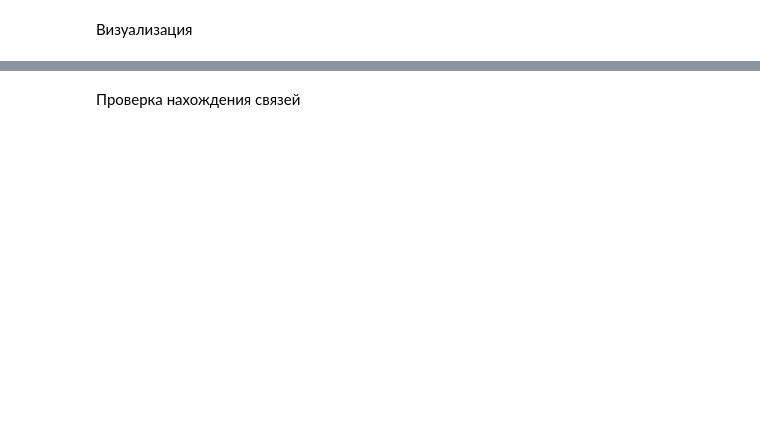
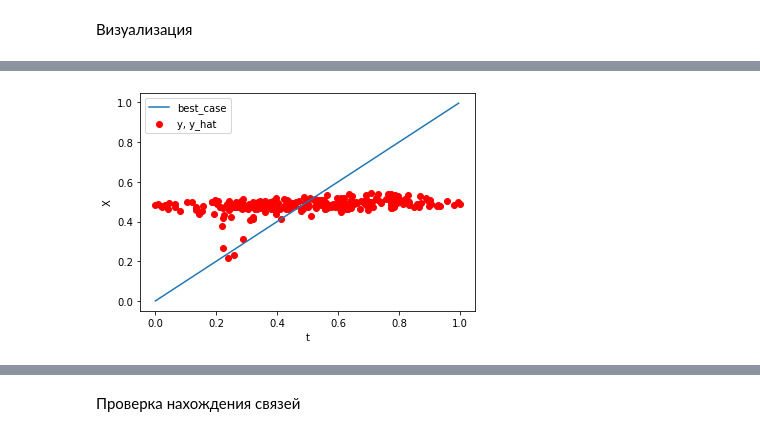
Before and after one commit to Pain122/ComputationalPracticum, a Jupyter notebook: mlp_eeg_Pavel.ipynb, the cells around one changed output, grey strips where cells are left out. Saved outputs shown, nothing was run; the diff lists cells and outputs as text; code cells hidden in the pictures; blank space fills up the shorter version.

Commit message:
Реализованы 2 типа метрики Кросс Валидации: Kfold, Time-Based Cross Validation, Построен график зависимости предсказания от истинного значения

```diff
--- a/mlp_eeg_Pavel.ipynb
+++ b/mlp_eeg_Pavel.ipynb
@@ -302,3 +340,17 @@ plt.show()
+# %%
+### График ошибок
+a=[]
+for i in range(0, 250):
+    a.append(i/250)
+plt.figure()
+plt.plot(a, a, label='best_case')
+plt.scatter(trgt_predict1[:, :], res, label='y, y_hat', color='r')
+plt.xlabel('t')
+plt.ylabel('X')
+plt.legend()
+plt.show()
+# %% [output]
+[figure, added]
 # %%
 a = pd.DataFrame(histories.history)
 a.describe()
```
Also changed, not shown: parts of 10 cells of this notebook.
